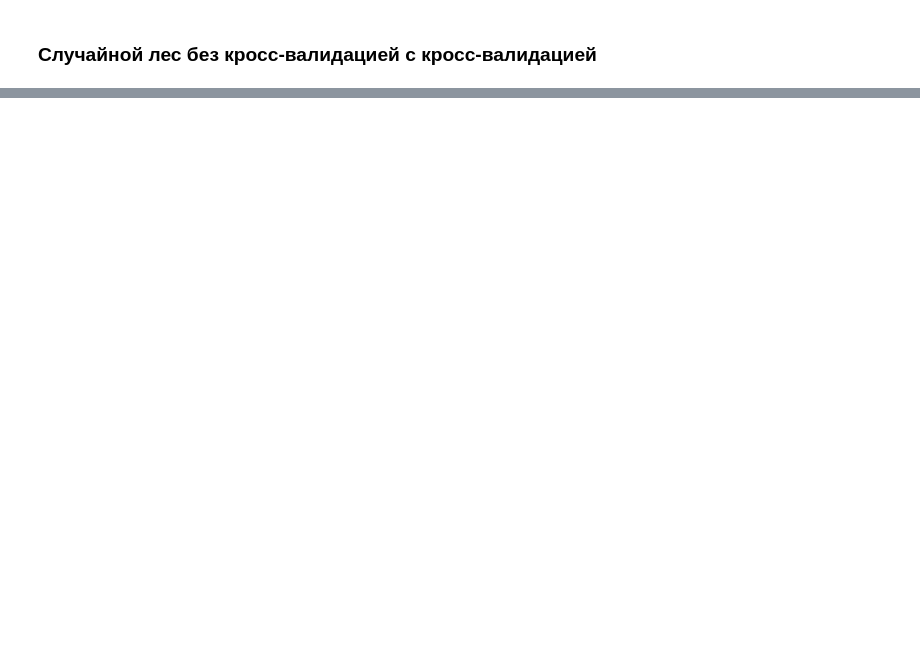
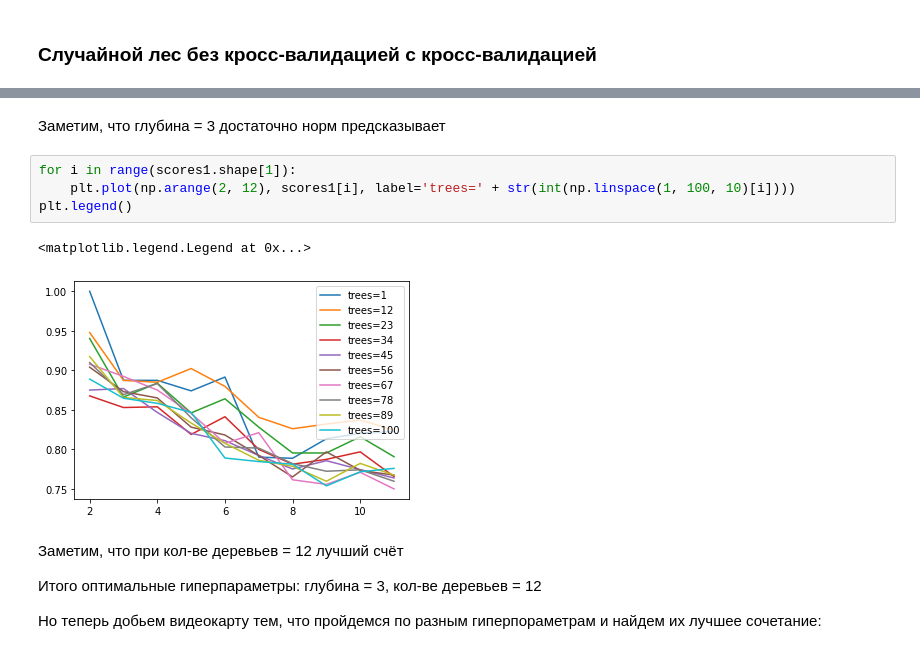
Before and after one commit to AlekseySirmais7/bmstuML, a Jupyter notebook: Laba_4.ipynb, the cells around one changed output, grey strips where cells are left out. Cells and saved outputs as stored; diff of their text form; blank space fills up the shorter version.

```diff
--- a/Laba_4.ipynb
+++ b/Laba_4.ipynb
@@ -163,0 +260,15 @@ array([1., 1., 1., 1., 1.])
+# %% [markdown]
+Заметим, что глубина = 3 достаточно норм предсказывает
+# %%
+for i in range(scores1.shape[1]):
+    plt.plot(np.arange(2, 12), scores1[i], label='trees=' + str(int(np.linspace(1, 100, 10)[i])))
+plt.legend()
+# %% [output]
+<matplotlib.legend.Legend at 0x...>
+[figure, added]
+# %% [markdown]
+Заметим, что при кол-ве деревьев = 12 лучший счёт
+
+Итого оптимальные гиперпараметры: глубина = 3, кол-ве деревьев = 12
+
+Но теперь добьем видеокарту тем, что пройдемся по разным гиперпораметрам и найдем их лучшее сочетание:
```
Also changed, not shown: parts of 21 cells of this notebook.
